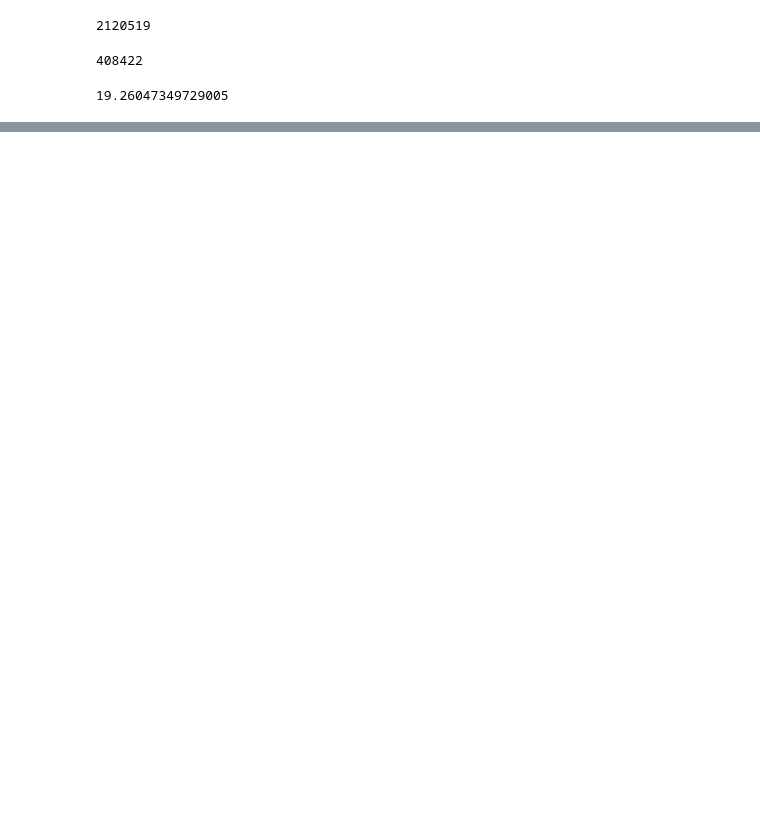
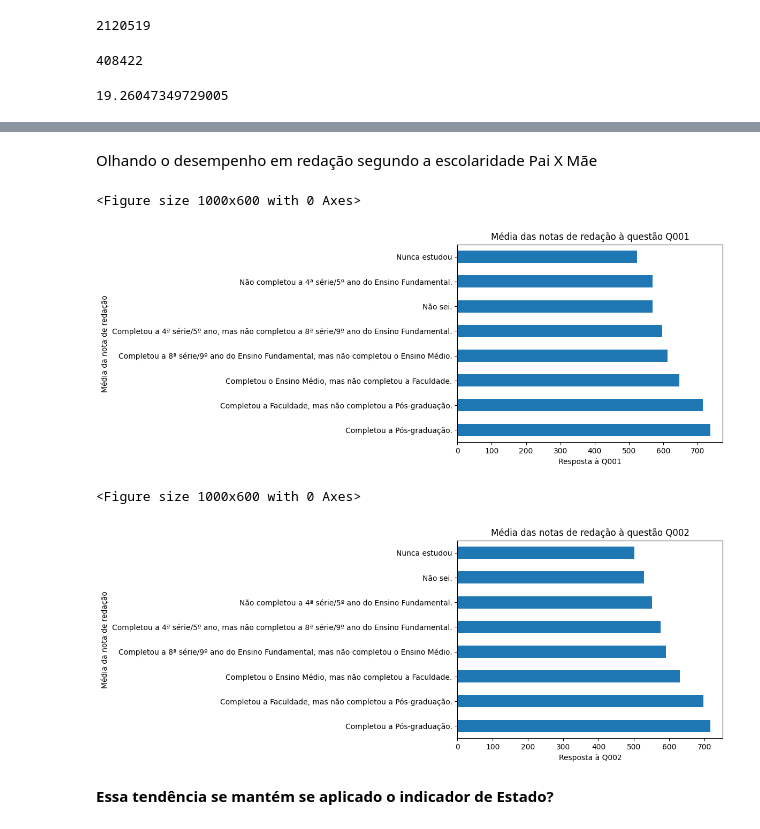
Before and after one commit to anabiax/PyAnaliseDados, a Jupyter notebook: analiseDados.ipynb, the cells around one changed output, grey strips where cells are left out. Saved outputs shown, nothing was run; the diff lists cells and outputs as text; code cells hidden in the pictures; blank space fills up the shorter version.

```diff
--- a/analiseDados.ipynb
+++ b/analiseDados.ipynb
@@ -120,0 +156,4 @@ percentualMulheresNegras
+# %%
+microdadosENEMSelecionado = microDadosENEM.filter(items=colunasSelecionadas)
+microdadosENEMSelecionado = microdadosENEMSelecionado.dropna()
+microdadosENEMSelecionado.head()
@@ -120,0 +178,13 @@ percentualMulheresNegras
+# %%
+#microdadosENEMSelecionado.Q001
+
+# criar nova coluna no df p/ relacionar a chave ao valor
+
+# inserindo coluna NO_Q001:
+microdadosENEMSelecionado['NO_Q001'] = [q001e002Dicionario[resposta] for resposta in microdadosENEMSelecionado.Q001] # essa info vai gerar uma lista e a primeira parte antes do for determina como ela será
+
+# inserindo coluna NO_Q002:
+microdadosENEMSelecionado['NO_Q002'] = [q001e002Dicionario[resposta] for resposta in microdadosENEMSelecionado.Q002]
+
+
+microdadosENEMSelecionado.head()
@@ -120,0 +213,2 @@ percentualMulheresNegras
+# %% [markdown]
+Olhando o desempenho em redação segundo a escolaridade Pai X Mãe
@@ -120,0 +221,29 @@ percentualMulheresNegras
+# %%
+q001Redacao = microdadosENEMSelecionado.filter(items=['NU_NOTA_REDACAO', 'NO_Q001']).groupby('NO_Q001').mean().sort_values(by='NU_NOTA_REDACAO', ascending=False)
+q001Redacao.plot()
+# %%
+q002Redacao = microdadosENEMSelecionado.filter(items=['NU_NOTA_REDACAO', 'NO_Q002']).groupby('NO_Q002').mean().sort_values(by='NU_NOTA_REDACAO', ascending=False)
+q002Redacao.plot()
+# %%
+# Plota para a variável q001Redacao
+plt.figure(figsize=(10, 6))
+q001Redacao.plot(kind='barh', legend=False)
+plt.title('Média das notas de redação à questão Q001')
+plt.xlabel('Resposta à Q001')
+plt.ylabel('Média da nota de redação')
+plt.show()
+
+# Plota para a variável q002Redacao
+plt.figure(figsize=(10, 6))
+q002Redacao.plot(kind='barh', legend=False)
+plt.title('Média das notas de redação à questão Q002')
+plt.xlabel('Resposta à Q002')
+plt.ylabel('Média da nota de redação')
+plt.show()
+# %% [output]
+<Figure size 1000x600 with 0 Axes>
+[figure, added]
+<Figure size 1000x600 with 0 Axes>
+[figure, added]
+# %% [markdown]
+**Essa tendência se mantém se aplicado o indicador de Estado?**
```
Also changed, not shown: parts of 34 cells of this notebook.
